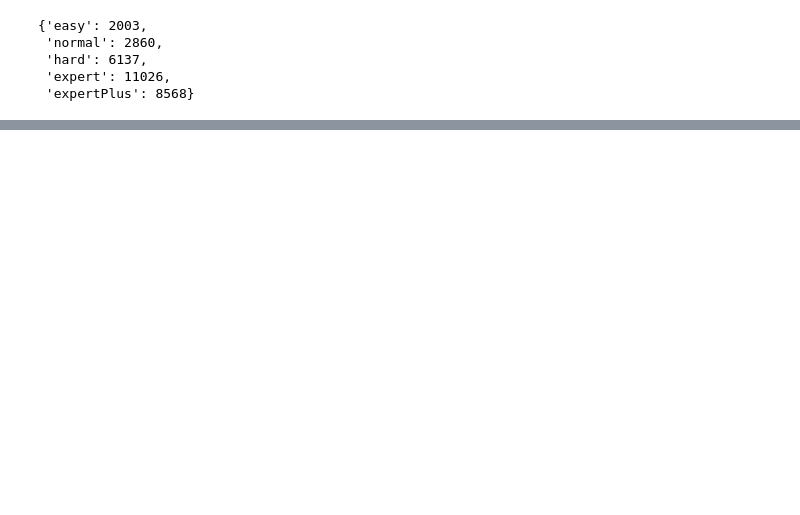
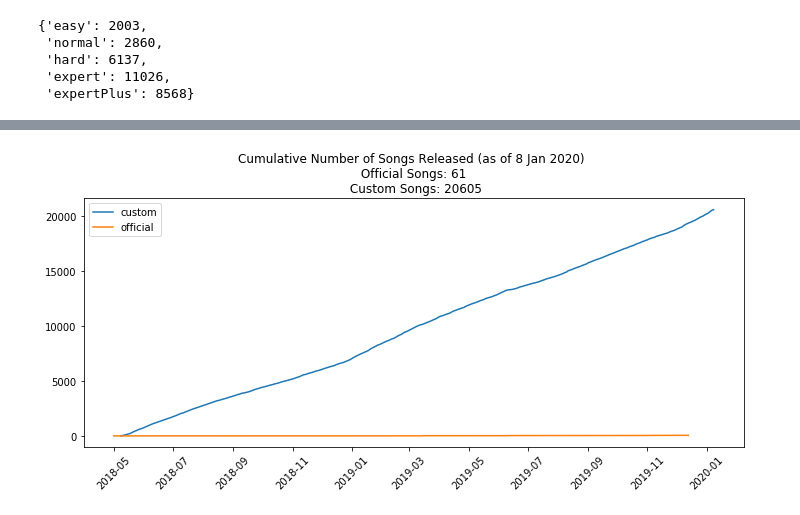
Before and after one commit to wvsharber/BeatMapSynthesizer, a Jupyter notebook: data_gathering_processing.ipynb, the cells around one changed output, grey strips where cells are left out. Saved outputs shown, nothing was run; the diff lists cells and outputs as text; code cells hidden in the pictures; blank space fills up the shorter version.

```diff
--- a/data_gathering_processing.ipynb
+++ b/data_gathering_processing.ipynb
@@ -73,5 +54,0 @@ metadata3 = get_metadata_recursive(limit = 3000, init_page = 2001)
-# %%
-metadata_total = []
-for x in list([metadata, metadata2, metadata3]):
-    for y in x:
-        metadata_total.append(y)
@@ -82,3 +69,3 @@ len(metadata_total)
 # %%
-with open('metadata.pkl', 'wb') as f:
-    pickle.dump(metadata_total, f)
+with open('metadata.pkl', 'rb') as f:
+    metadata_total = pickle.load(f)
@@ -101,0 +260,23 @@ difficulty_dist(metadata_total)
+# %%
+#Create columns for custom song releases
+dates = pd.DataFrame([x['uploaded'] for x in metadata_total])
+dates['datetime'] = pd.to_datetime(dates[0])
+dates.drop(labels = 0, axis = 1, inplace = True)
+dates['date'] = dates['datetime'].dt.date
+dates['releaser'] = 'custom'
+dates.drop('datetime', axis = 1, inplace = True)
+# %%
+#Create DataFrame of both custom and official songs
+all_dates = pd.concat([dates, df_official], axis = 0, ignore_index=True)
+all_dates.index = pd.to_datetime(all_dates['date'])
+# %%
+fig, ax = plt.subplots(figsize = (10, 5))
+ax.plot(all_dates[all_dates['releaser'] == 'custom'].resample('d').count().cumsum()['releaser'], label = 'custom')
+ax.plot(all_dates[all_dates['releaser'] == 'official'].resample('d').count().cumsum()['releaser'], label = 'official')
+ax.legend()
+plt.title(f"Cumulative Number of Songs Released (as of 8 Jan 2020) \n Official Songs: {all_dates[all_dates['releaser'] == 'official'].resample('d').count().cumsum()['releaser'][-1]} \n Custom Songs: {all_dates[all_dates['releaser'] == 'custom'].resample('d').count().cumsum()['releaser'][-1]}")
+plt.xticks(rotation = 45)
+plt.tight_layout()
+plt.savefig('Figure1_CumulativeSongsReleased.png', dpi = 200);
+# %% [output]
+[figure, added]
```
Also changed, not shown: parts of 20 cells of this notebook.
